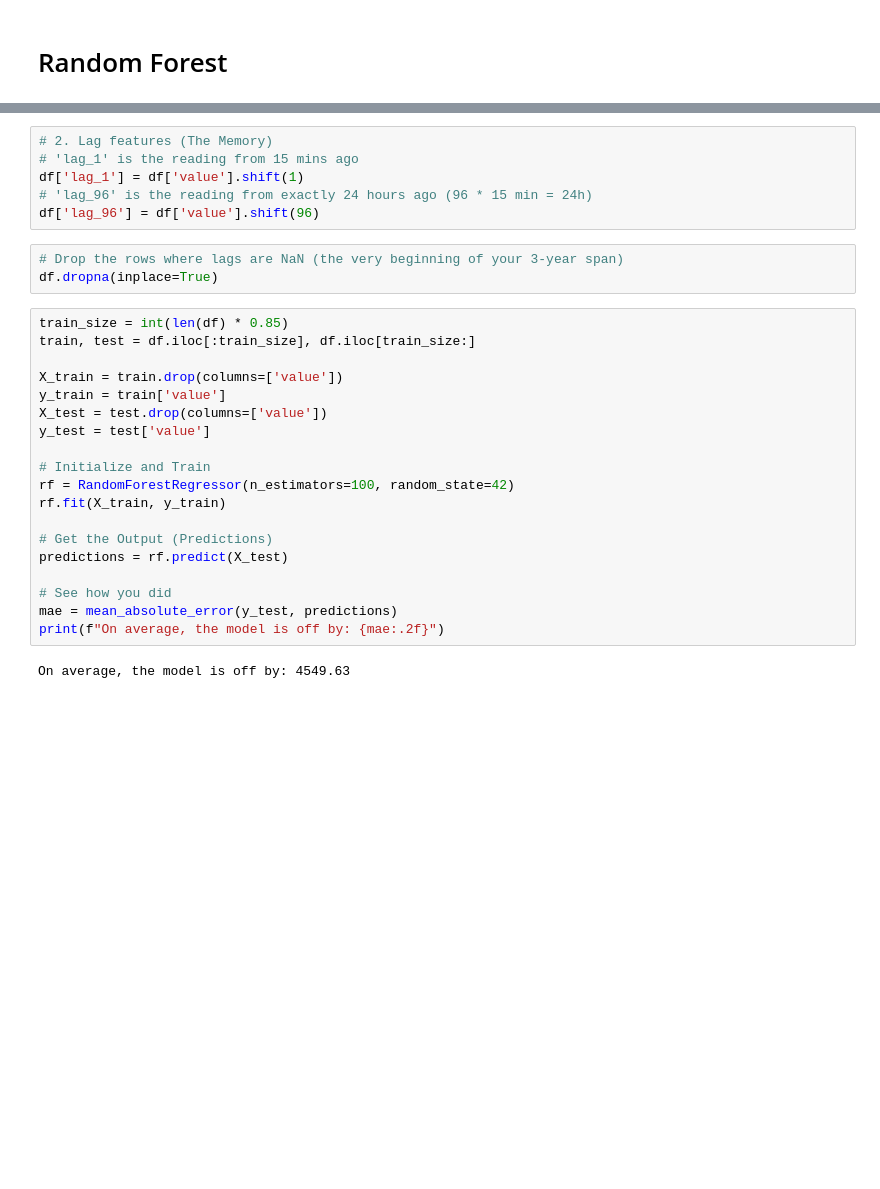
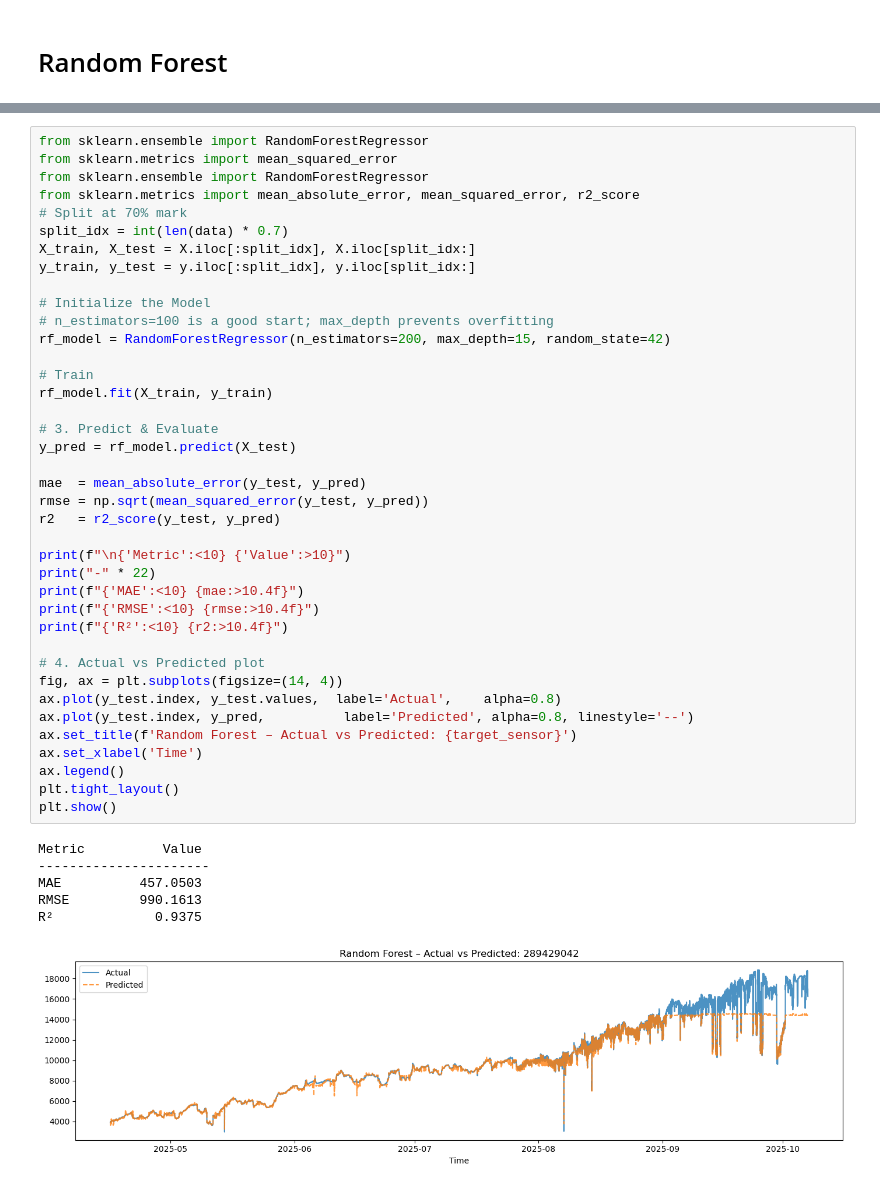
Before and after one commit to ShehabEldeenAyman/Gent-Terneuzen-canal, a Jupyter notebook: time series analysis/timeseriesanaylsis.ipynb, the cells around one changed output, grey strips where cells are left out. Cells and saved outputs as stored; diff of their text form; blank space fills up the shorter version.

```diff
--- a/time series analysis/timeseriesanaylsis.ipynb
+++ b/time series analysis/timeseriesanaylsis.ipynb
@@ -196,30 +195,46 @@ df['quarter'] = df.index.quarter
 # %%
-# 2. Lag features (The Memory)
-# 'lag_1' is the reading from 15 mins ago
-df['lag_1'] = df['value'].shift(1)
-# 'lag_96' is the reading from exactly 24 hours ago (96 * 15 min = 24h)
-df['lag_96'] = df['value'].shift(96)
+from sklearn.ensemble import RandomForestRegressor
+from sklearn.metrics import mean_squared_error
+from sklearn.ensemble import RandomForestRegressor
+from sklearn.metrics import mean_absolute_error, mean_squared_error, r2_score
+# Split at 70% mark
+split_idx = int(len(data) * 0.7)
+X_train, X_test = X.iloc[:split_idx], X.iloc[split_idx:]
+y_train, y_test = y.iloc[:split_idx], y.iloc[split_idx:]
+
+# Initialize the Model
+# n_estimators=100 is a good start; max_depth prevents overfitting
+rf_model = RandomForestRegressor(n_estimators=200, max_depth=15, random_state=42)
+
+# Train
+rf_model.fit(X_train, y_train)
+
+# 3. Predict & Evaluate
+y_pred = rf_model.predict(X_test)
+
+mae  = mean_absolute_error(y_test, y_pred)
+rmse = np.sqrt(mean_squared_error(y_test, y_pred))
+r2   = r2_score(y_test, y_pred)
+
+print(f"\n{'Metric':<10} {'Value':>10}")
+print("-" * 22)
+print(f"{'MAE':<10} {mae:>10.4f}")
+print(f"{'RMSE':<10} {rmse:>10.4f}")
+print(f"{'R²':<10} {r2:>10.4f}")
+
+# 4. Actual vs Predicted plot
+fig, ax = plt.subplots(figsize=(14, 4))
+ax.plot(y_test.index, y_test.values,  label='Actual',    alpha=0.8)
+ax.plot(y_test.index, y_pred,          label='Predicted', alpha=0.8, linestyle='--')
+ax.set_title(f'Random Forest – Actual vs Predicted: {target_sensor}')
+ax.set_xlabel('Time')
+ax.legend()
+plt.tight_layout()
+plt.show()
+# %% [output]
+Metric          Value
+----------------------
+MAE          457.0503
+RMSE         990.1613
+R²             0.9375
+[figure, added]
-# %%
-# Drop the rows where lags are NaN (the very beginning of your 3-year span)
-df.dropna(inplace=True)
-# %%
-train_size = int(len(df) * 0.85)
-train, test = df.iloc[:train_size], df.iloc[train_size:]
-
-X_train = train.drop(columns=['value'])
-y_train = train['value']
-X_test = test.drop(columns=['value'])
-y_test = test['value']
-
-# Initialize and Train
-rf = RandomForestRegressor(n_estimators=100, random_state=42)
-rf.fit(X_train, y_train)
-
-# Get the Output (Predictions)
-predictions = rf.predict(X_test)
-
-# See how you did
-mae = mean_absolute_error(y_test, predictions)
-print(f"On average, the model is off by: {mae:.2f}")
-# %% [output]
-On average, the model is off by: 4549.63
```
Also changed, not shown: parts of 10 cells of this notebook, 2 other files.
